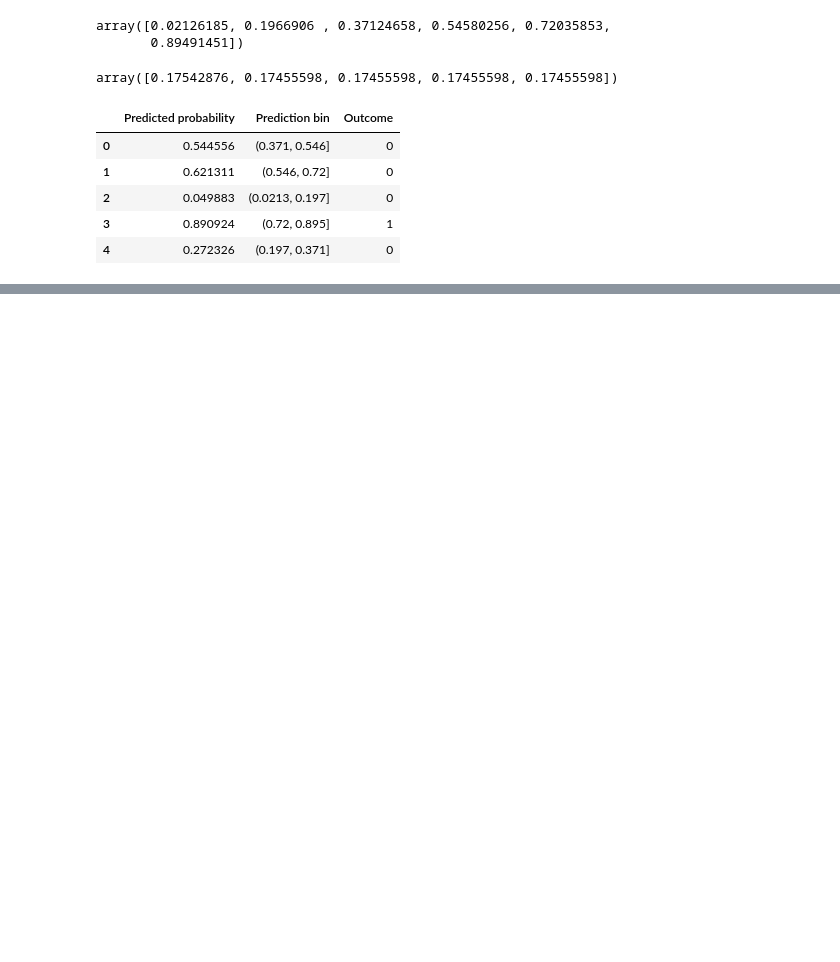
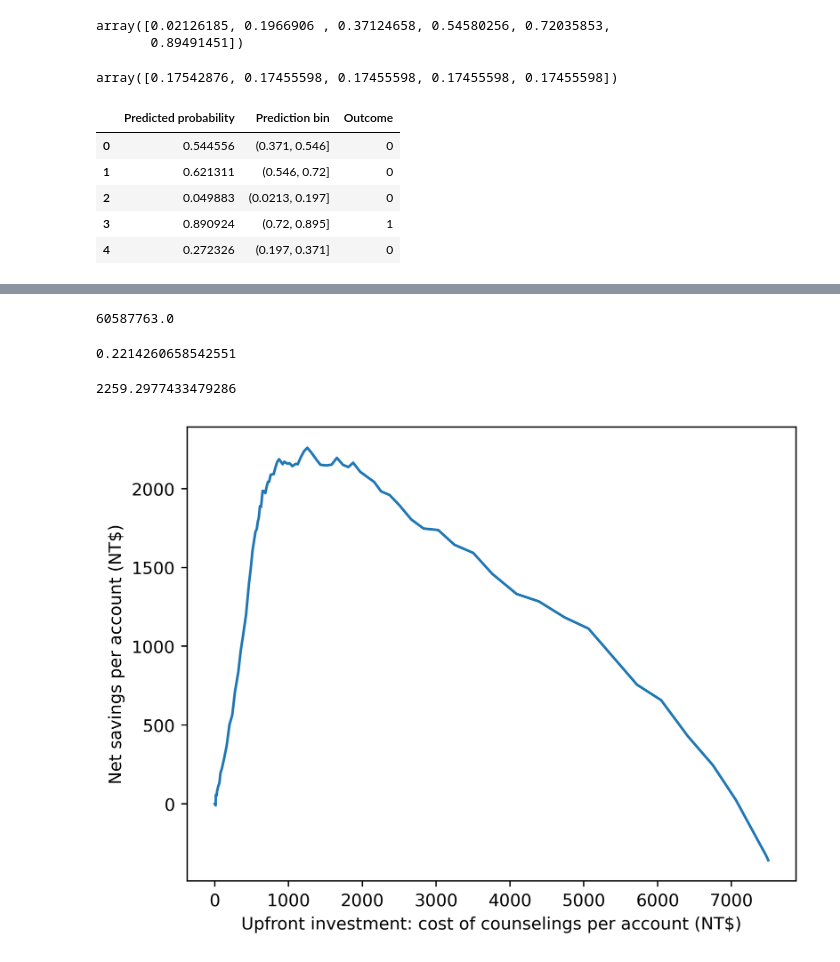
Before and after one commit to yildiramdsa/credit-card-default, a Jupyter notebook: notebooks/model_performance.ipynb, the cells around one changed output, grey strips where cells are left out. Cells and saved outputs as stored; diff of their text form; code cells hidden in the pictures; blank space fills up the shorter version.

```diff
--- a/notebooks/model_performance.ipynb
+++ b/notebooks/model_performance.ipynb
@@ -117,0 +276,20 @@ test_set_bins_df.head()
+# %%
+cost_of_defaults = np.sum(y_test_all * X_test_all[:,5])
+cost_of_defaults
+# %% [output]
+60587763.0
+# %%
+net_savings[max_savings_ix]/cost_of_defaults
+# %% [output]
+0.2214260658542551
+# %%
+net_savings[max_savings_ix]/len(y_test_all)
+# %% [output]
+2259.2977433479286
+# %%
+plt.plot(total_cost/len(y_test_all),
+         net_savings/len(y_test_all))
+plt.xlabel('Upfront investment: cost of counselings per account (NT$)')
+plt.ylabel('Net savings per account (NT$)');
+# %% [output]
+[figure, added]
```
Also changed, not shown: parts of 22 cells of this notebook.
